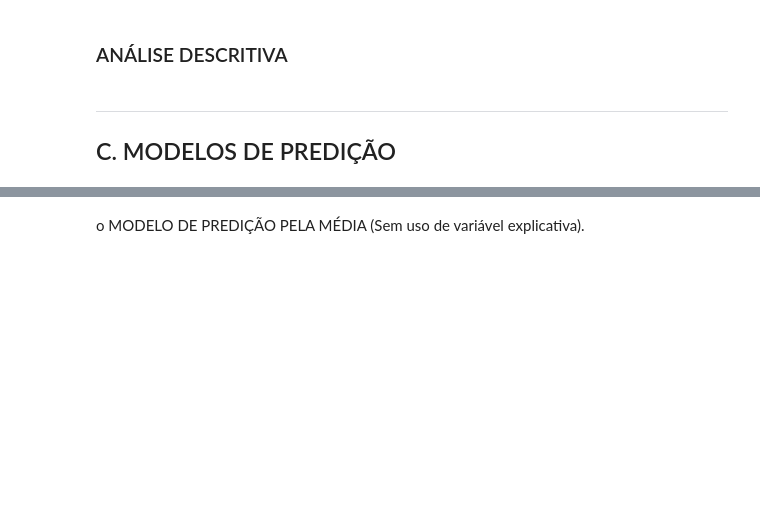
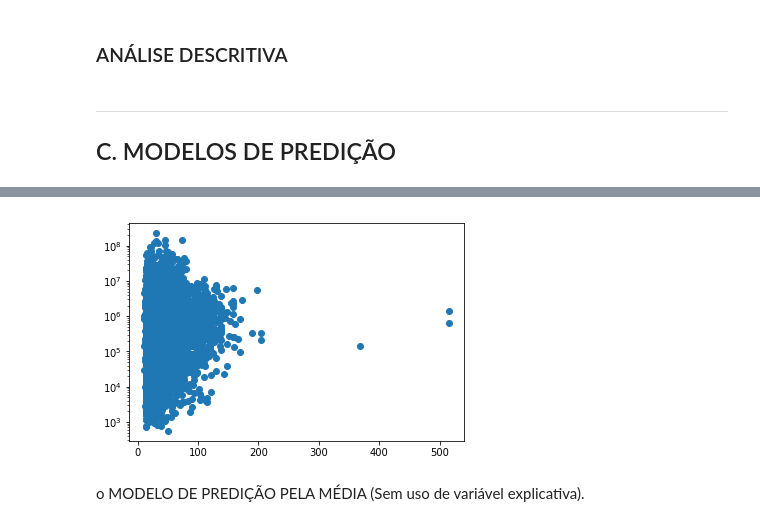
Before and after one commit to victorniubo/cdados_dp, a Jupyter notebook: P3/Projeto3 Layout.ipynb, the cells around one changed output, grey strips where cells are left out. Drawn from its saved outputs; the diff is of its cells as text; code cells hidden in the pictures; blank space fills up the shorter version.

```diff
--- a/P3/Projeto3 Layout.ipynb
+++ b/P3/Projeto3 Layout.ipynb
@@ -160,3 +201,8 @@ new_data['top3_freq'] = you_ifn['top3_freq']
+# %%
+plt.gca().scatter(new_data.mean_freqs,new_data.views)
+plt.gca().set_yscale('log')
+# %% [output]
+[figure, added]
 # %% [markdown]
 o MODELO DE PREDIÇÃO PELA MÉDIA (Sem uso de variável explicativa).
 # %% [markdown]
```
Also changed, not shown: parts of 18 cells of this notebook.
